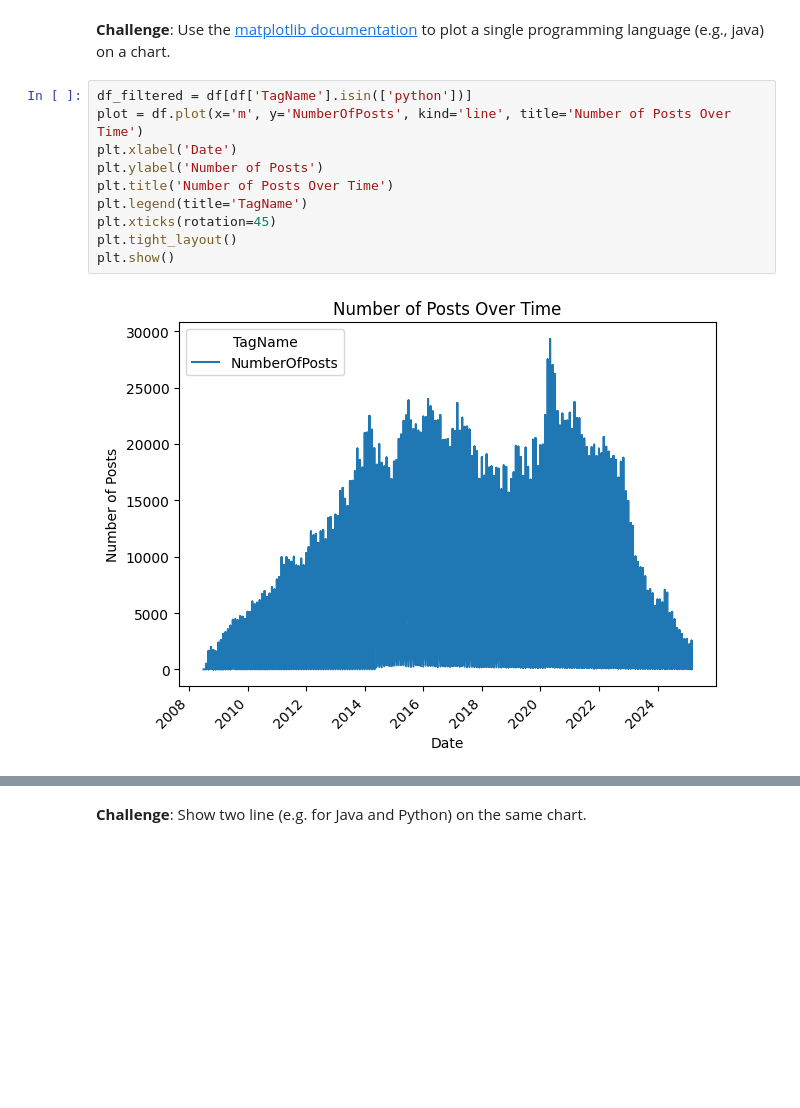
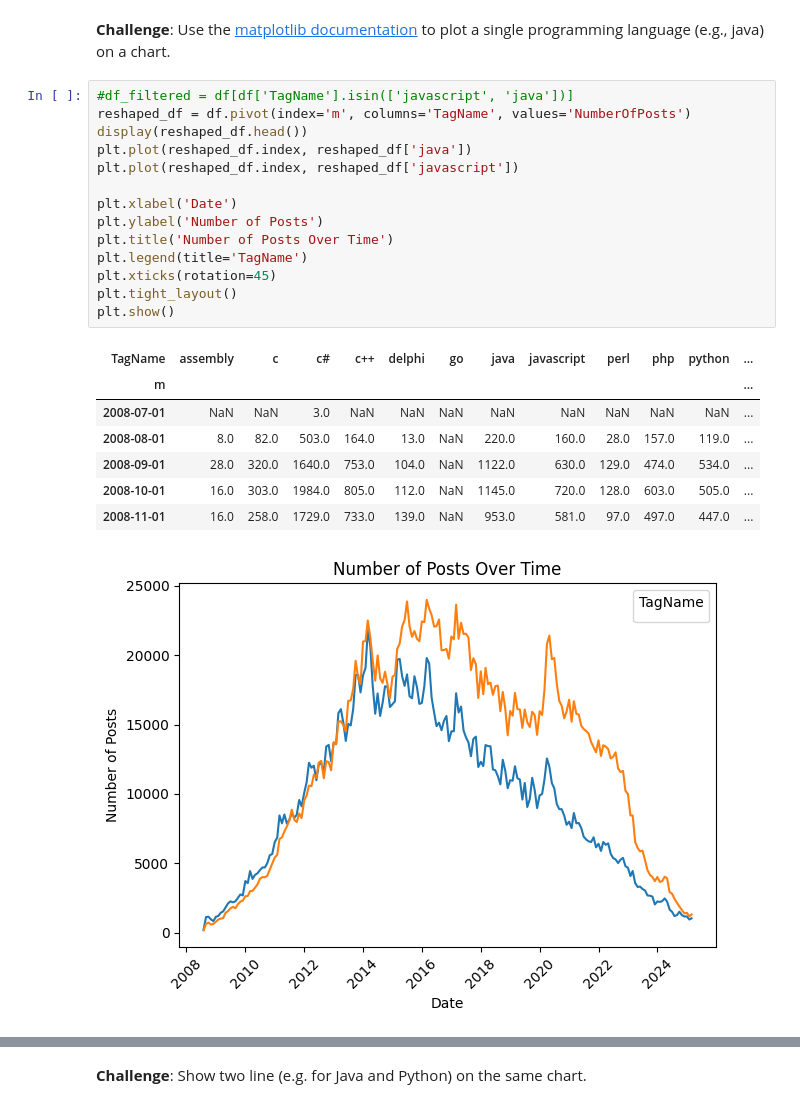
Before and after one commit to mimarben/python-course, a Jupyter notebook: Section-73/Programming_Languages_.ipynb, the cells around one changed output, grey strips where cells are left out. Drawn from its saved outputs; the diff is of its cells as text; blank space fills up the shorter version.

```diff
--- a/Section-73/Programming_Languages_.ipynb
+++ b/Section-73/Programming_Languages_.ipynb
@@ -158,14 +158,25 @@ display(df.head())
 # %% [markdown]
 **Challenge**: Use the [matplotlib documentation](https://matplotlib.org/3.2.1/api/_as_gen/matplotlib.pyplot.plot.html#matplotlib.pyplot.plot) to plot a single programming language (e.g., java) on a chart.
 # %%
-df_filtered = df[df['TagName'].isin(['python'])]
-plot = df.plot(x='m', y='NumberOfPosts', kind='line', title='Number of Posts Over Time')
+#df_filtered = df[df['TagName'].isin(['javascript', 'java'])]
+reshaped_df = df.pivot(index='m', columns='TagName', values='NumberOfPosts')
+display(reshaped_df.head())
+plt.plot(reshaped_df.index, reshaped_df['java'])
+plt.plot(reshaped_df.index, reshaped_df['javascript'])
+
 plt.xlabel('Date')
 plt.ylabel('Number of Posts')
 plt.title('Number of Posts Over Time')
 plt.legend(title='TagName')
 plt.xticks(rotation=45)
 plt.tight_layout()
 plt.show()
 # %% [output]
+| TagName | assembly | c | c# | c++ | delphi | go | java | javascript | perl | php | python | ... |
+| m |  |  |  |  |  |  |  |  |  |  |  | ... |
+| 2008-07-01 | NaN | NaN | 3.0 | NaN | NaN | NaN | NaN | NaN | NaN | NaN | NaN | ... |
+| 2008-08-01 | 8.0 | 82.0 | 503.0 | 164.0 | 13.0 | NaN | 220.0 | 160.0 | 28.0 | 157.0 | 119.0 | ... |
+| 2008-09-01 | 28.0 | 320.0 | 1640.0 | 753.0 | 104.0 | NaN | 1122.0 | 630.0 | 129.0 | 474.0 | 534.0 | ... |
+| 2008-10-01 | 16.0 | 303.0 | 1984.0 | 805.0 | 112.0 | NaN | 1145.0 | 720.0 | 128.0 | 603.0 | 505.0 | ... |
+| 2008-11-01 | 16.0 | 258.0 | 1729.0 | 733.0 | 139.0 | NaN | 953.0 | 581.0 | 97.0 | 497.0 | 447.0 | ... |
-[figure, old version]
+[figure, new version]
```
Also changed, not shown: parts of 2 cells of this notebook, 8 other files.
